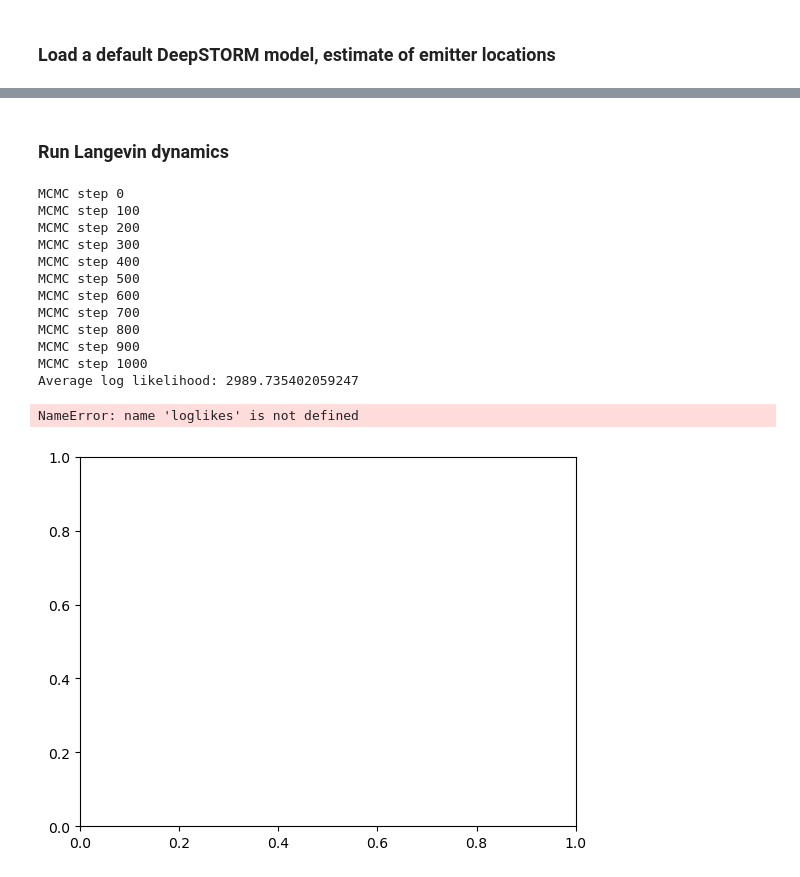
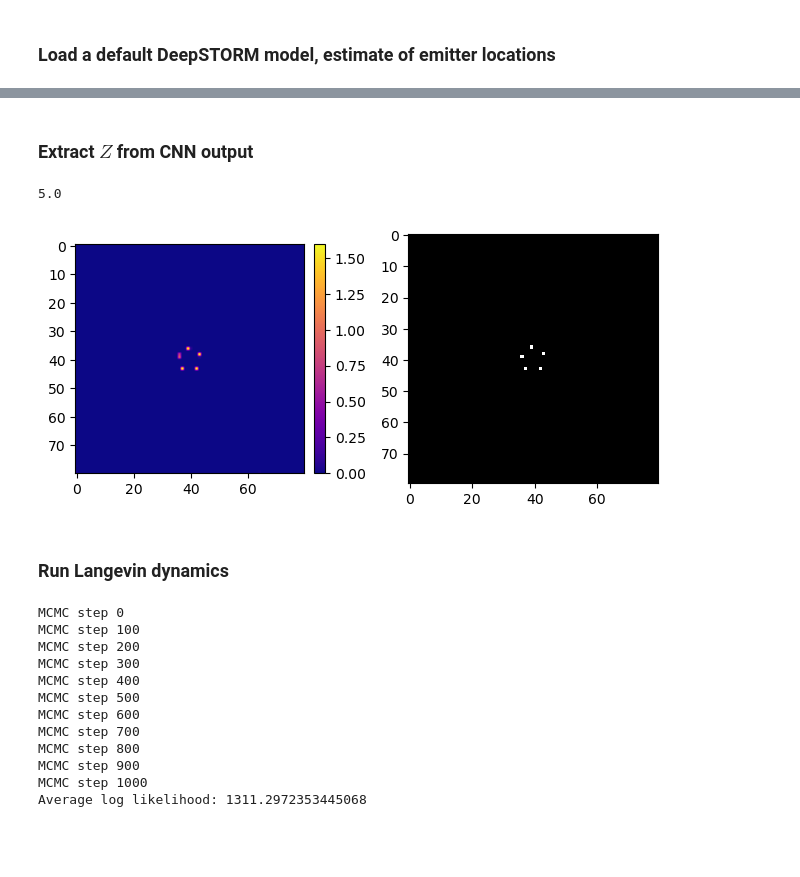
Before and after one commit to cwseitz/DDLM, a Jupyter notebook: SPICE/mains/basics.ipynb, the cells around one changed output, grey strips where cells are left out. Saved outputs shown, nothing was run; the diff lists cells and outputs as text; code cells hidden in the pictures; blank space fills up the shorter version.

```diff
--- a/SPICE/mains/basics.ipynb
+++ b/SPICE/mains/basics.ipynb
@@ -26,2 +30,17 @@ csum = np.sum(counts,axis=0)
+# %%
+def sampleZ(bstar,M):
+    """Rejection sampling for Z|M"""
+    rows,cols = bstar.shape
+    U = np.random.uniform(size=(rows,cols))
+    Z = np.zeros_like(U)
+    Z[U < bstar] = 1
+    num_objects = np.sum(Z).astype(int)
+    if num_objects > M:
+        idx = np.argwhere(Z)
+        x = np.arange(0,num_objects,1)
+        to_remove = np.random.choice(x,size=num_objects-M,replace=False)
+        ridx = idx[to_remove,:]
+        Z[ridx[:, 0], ridx[:, 1]] = 0
+    return Z
 # %% [markdown]
 ### Load a default DeepSTORM model, estimate of emitter locations
@@ -40,12 +55,30 @@ theta_init = np.concatenate([theta,theta_],axis=1).T #initialize sigma and N0
+# %% [markdown]
+### Extract $Z$ from CNN output
+# %%
+bstar = bstar / 500 #renormalize bstar for now
+Z = sampleZ(bstar,M)
+fig,ax=plt.subplots(1,2)
+im = ax[0].imshow(bstar,cmap='plasma')
+plt.colorbar(im,fraction=0.046, pad=0.04)
+ax[1].imshow(Z,cmap='gray')
+plt.tight_layout()
+print(np.sum(Z))
+# %% [output]
+5.0
+[figure, added]
 # %% [markdown]
 ### Run Langevin dynamics
 # %%
+theta = np.zeros((2,M))
+z = 0.25*np.argwhere(Z > 0).T
+#z[[0,1],:] = z[[1,0],:]
+theta[:2,:] = z
+theta_ = np.ones_like(theta)
+theta_[:,0] *= 0.92; theta[:,1] *= 1000
+theta_init = np.concatenate([theta,theta_],axis=0) #initialize sigma and N0
+
 adu = np.squeeze(adu)
 lr = torch.tensor(np.array([1e-9,1e-9,0.0,0.0])) #only update x,y
-theta_init = thetagt #just use the true parameters for now (need to train a better CNN)
-ntheta,nspots = thetagt.shape
-#theta_init[0,:] += np.random.normal(0,1,size=(nspots,))
-#theta_init[1,:] += np.random.normal(0,1,size=(nspots,))
 theta,loglikes = run_langevin_dynamics(adu,initial_params=theta_init,lr=lr,
                                        num_samples=1000,warmup_steps=100,print_every=100)
 print(f'Average log likelihood: {np.mean(loglikes)}')
@@ -61,15 +94,6 @@ MCMC step 700
 MCMC step 800
 MCMC step 900
 MCMC step 1000
-Average log likelihood: 2989.735402059247
+Average log likelihood: 1311.2972353445068
-# %%
-fig,ax=plt.subplots()
-ax.plot(loglikes,color='black')
-ax.set_xlabel('Iteration')
-ax.set_ylabel('NLL')
-plt.show()
-# %% [output]
-NameError: name 'loglikes' is not defined
-[figure, removed]
 # %%
 fig,ax=plt.subplots(2,5)
```
Also changed, not shown: parts of 10 cells of this notebook, 2 other files.
